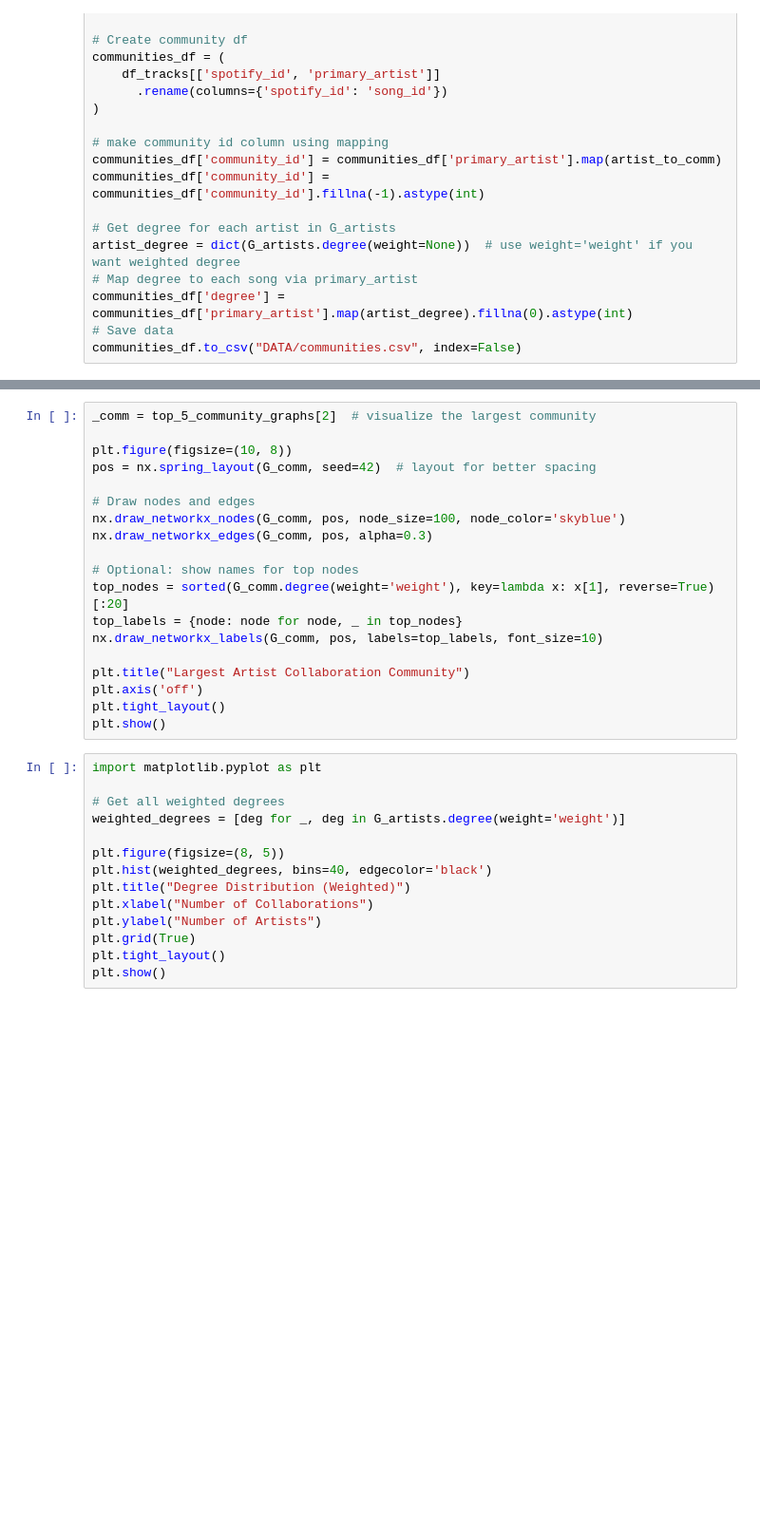
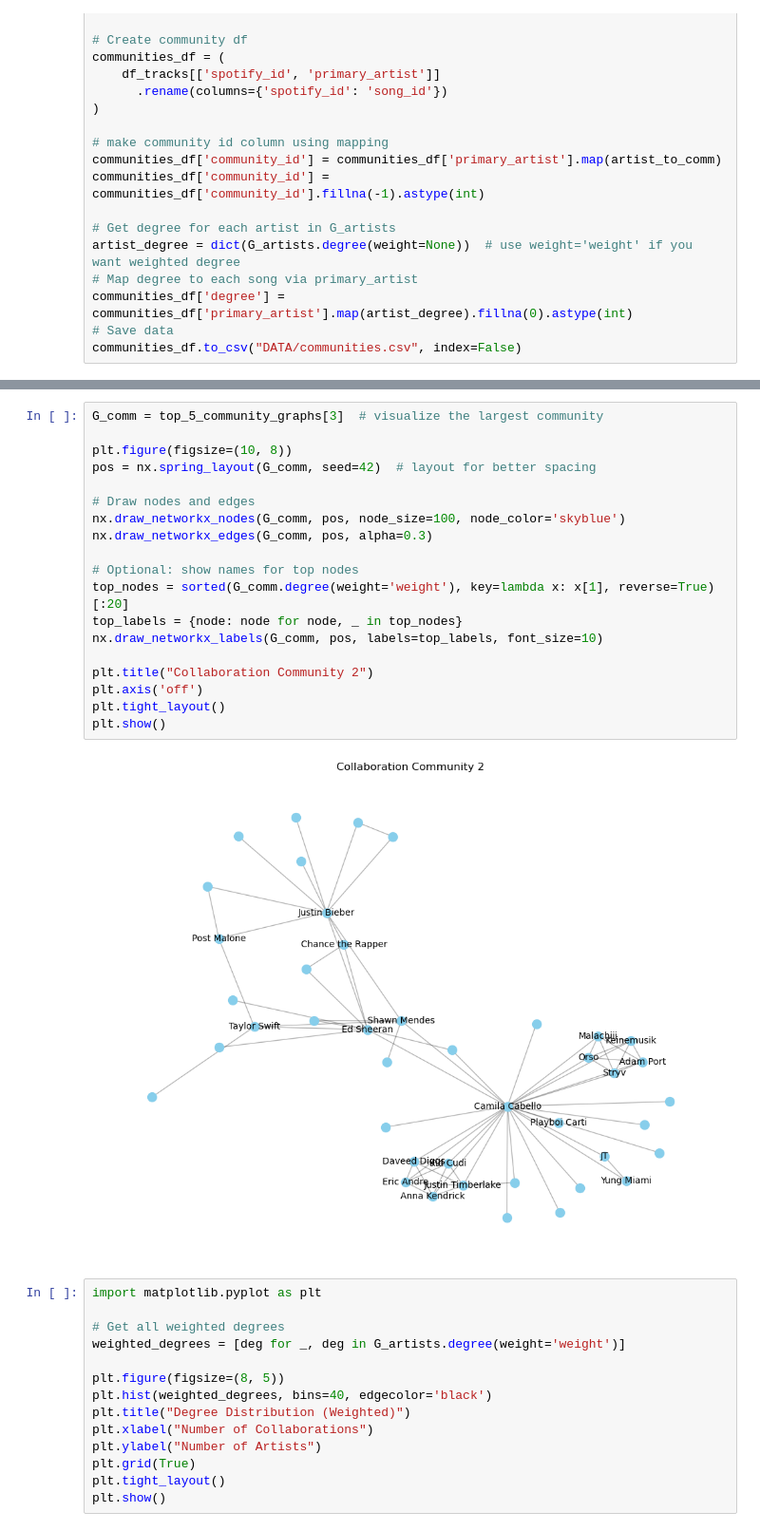
Before and after one commit to Benyla/Final_Assignment_02467, a Jupyter notebook: network.ipynb, the cells around one changed output, grey strips where cells are left out. Shown at 95% size. Drawn from its saved outputs; the diff is of its cells as text; blank space fills up the shorter version.

```diff
--- a/network.ipynb
+++ b/network.ipynb
@@ -230,22 +232,24 @@ plt.show()
 # %%
-_comm = top_5_community_graphs[2]  # visualize the largest community
+G_comm = top_5_community_graphs[3]  # visualize the largest community
 
 plt.figure(figsize=(10, 8))
 pos = nx.spring_layout(G_comm, seed=42)  # layout for better spacing
 
 # Draw nodes and edges
 nx.draw_networkx_nodes(G_comm, pos, node_size=100, node_color='skyblue')
 nx.draw_networkx_edges(G_comm, pos, alpha=0.3)
 
 # Optional: show names for top nodes
 top_nodes = sorted(G_comm.degree(weight='weight'), key=lambda x: x[1], reverse=True)[:20]
 top_labels = {node: node for node, _ in top_nodes}
 nx.draw_networkx_labels(G_comm, pos, labels=top_labels, font_size=10)
 
-plt.title("Largest Artist Collaboration Community")
+plt.title("Collaboration Community 2")
 plt.axis('off')
 plt.tight_layout()
 plt.show()
+# %% [output]
+[figure, added]
 # %%
 import matplotlib.pyplot as plt
 
```
Also changed, not shown: parts of 4 cells of this notebook, 2 other files.
